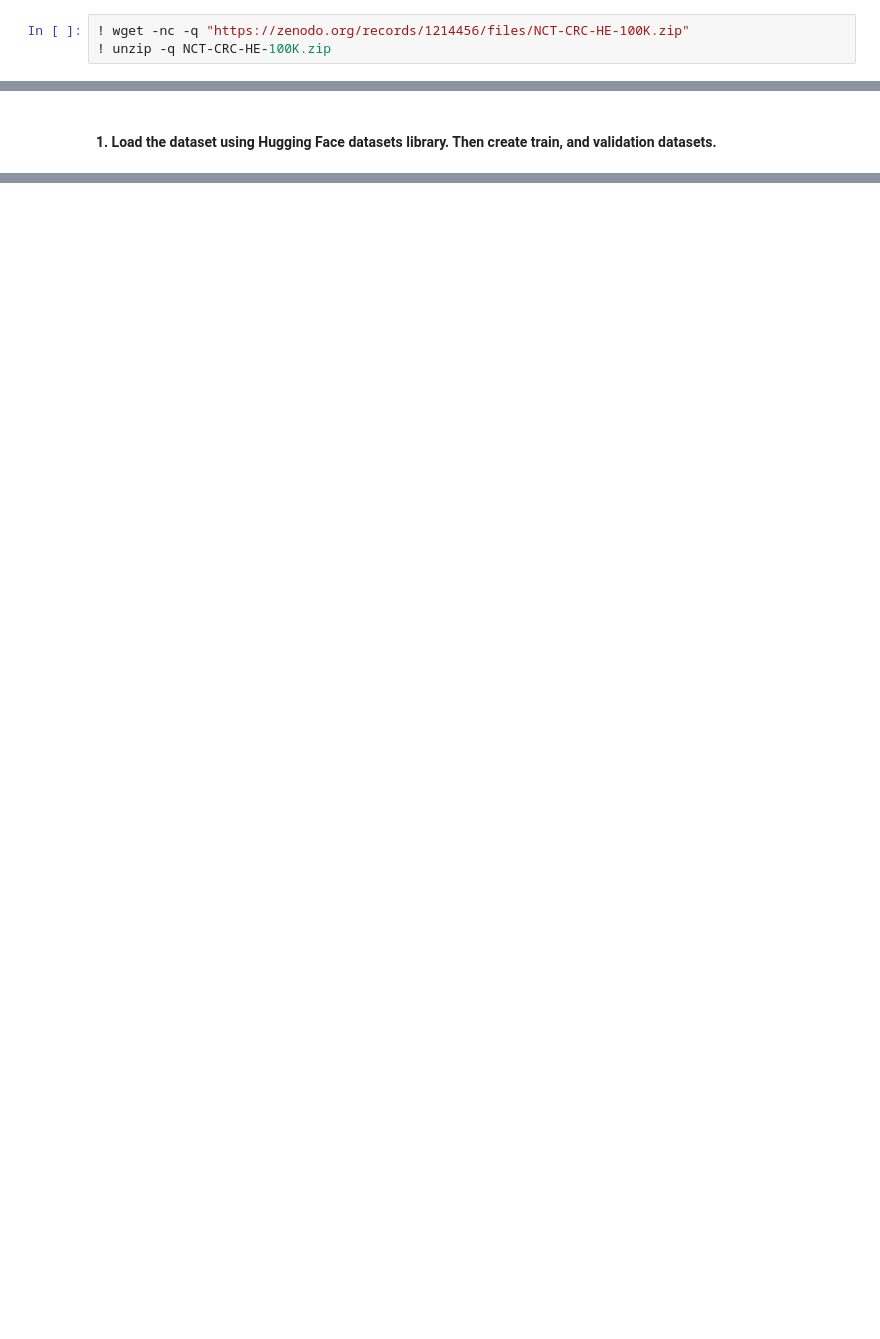
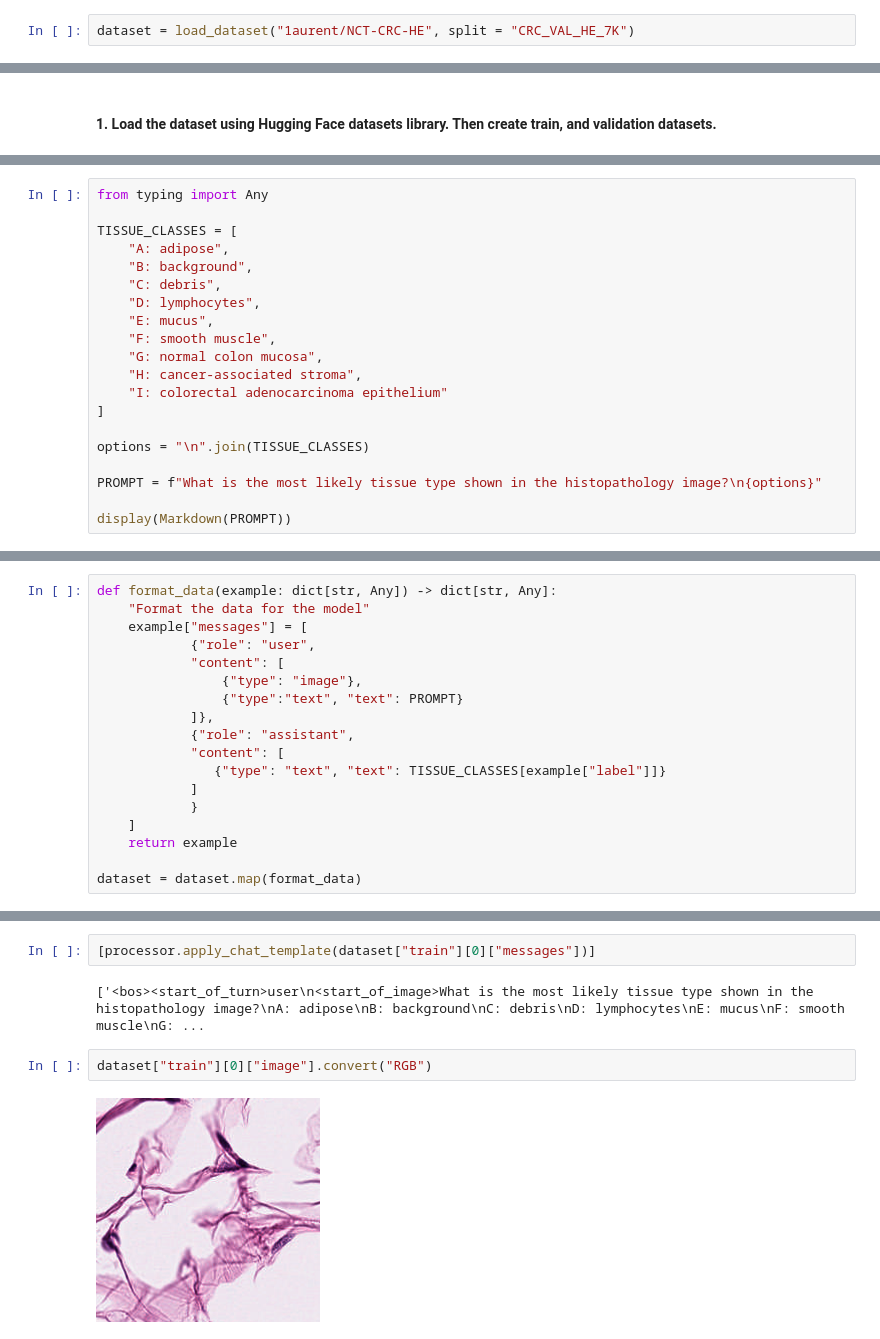
Before and after one commit to santhoshkavi123/FINETUNINGLLMS-SFT, a Jupyter notebook: PEFT/MedicalImageTexttoText.ipynb, the cells around one changed output, grey strips where cells are left out. Cells and saved outputs as stored; diff of their text form; blank space fills up the shorter version.

Commit message:
working of QLoRA training

```diff
--- a/PEFT/MedicalImageTexttoText.ipynb
+++ b/PEFT/MedicalImageTexttoText.ipynb
@@ -85,5 +47,4 @@ We will be using 10K images for fine-tuning to keep the training samples small a
 
 We will download the dataset from external sources
 # %%
-! wget -nc -q "https://zenodo.org/records/1214456/files/NCT-CRC-HE-100K.zip"
-! unzip -q NCT-CRC-HE-100K.zip
+dataset = load_dataset("1aurent/NCT-CRC-HE", split = "CRC_VAL_HE_7K")
@@ -102,0 +110,20 @@ dataset = dataset.train_test_split(
+# %%
+from typing import Any
+
+TISSUE_CLASSES = [
+    "A: adipose",
+    "B: background",
+    "C: debris",
+    "D: lymphocytes",
+    "E: mucus",
+    "F: smooth muscle",
+    "G: normal colon mucosa",
+    "H: cancer-associated stroma",
+    "I: colorectal adenocarcinoma epithelium"
+]
+
+options = "\n".join(TISSUE_CLASSES)
+
+PROMPT = f"What is the most likely tissue type shown in the histopathology image?\n{options}"
+
+display(Markdown(PROMPT))
@@ -102,0 +141,18 @@ dataset = dataset.train_test_split(
+# %%
+def format_data(example: dict[str, Any]) -> dict[str, Any]:
+    "Format the data for the model"
+    example["messages"] = [
+            {"role": "user",
+            "content": [
+                {"type": "image"},
+                {"type":"text", "text": PROMPT}
+            ]},
+            {"role": "assistant",
+            "content": [
+               {"type": "text", "text": TISSUE_CLASSES[example["label"]]}
+            ]
+            }
+    ]
+    return example
+
+dataset = dataset.map(format_data)
@@ -102,0 +247,8 @@ dataset = dataset.train_test_split(
+# %%
+[processor.apply_chat_template(dataset["train"][0]["messages"])]
+# %% [output]
+['<bos><start_of_turn>user\n<start_of_image>What is the most likely tissue type shown in the histopathology image?\nA: adipose\nB: background\nC: debris\nD: lymphocytes\nE: mucus\nF: smooth muscle\nG: ...
+# %%
+dataset["train"][0]["image"].convert("RGB")
+# %% [output]
+[figure, added]
```
Also changed, not shown: parts of 31 cells of this notebook.
